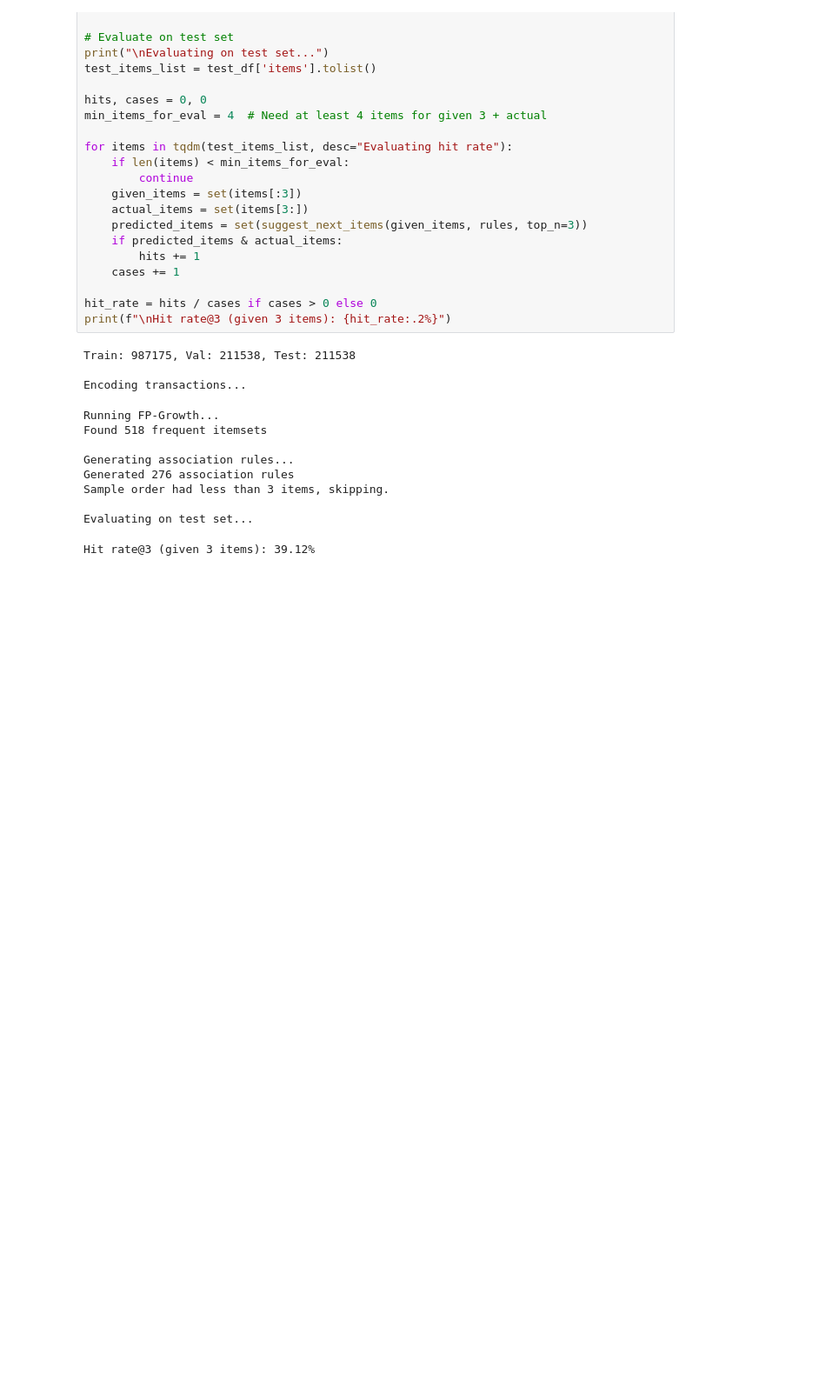
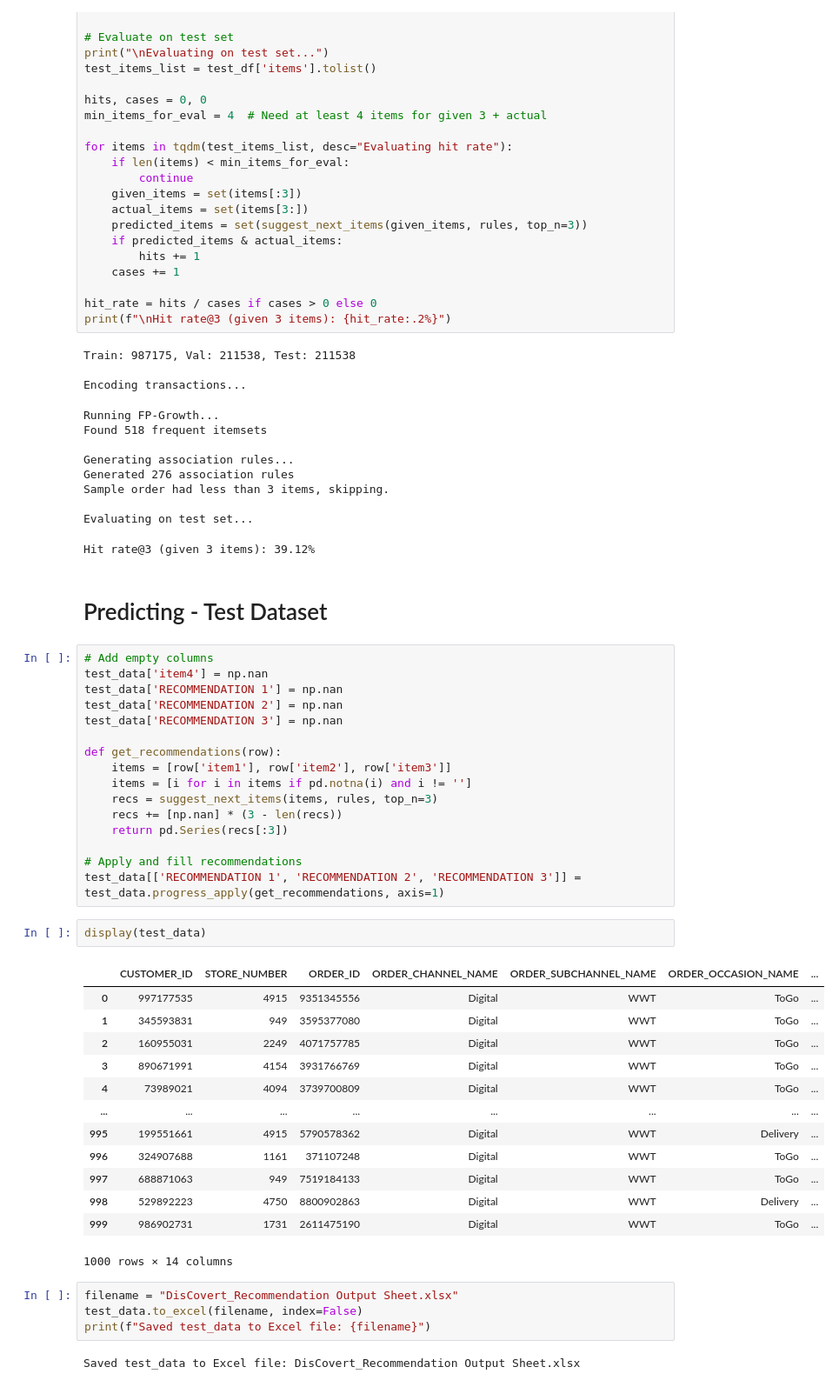
Before and after one commit to pranshdm271054-dot/DisCovert, a Jupyter notebook: Wings_R_Us_Main_Model.ipynb, the cells around one changed output. Shown: that part at 87% size. Cells and saved outputs as stored; diff of their text form; blank space fills up the shorter version.

```diff
--- a/Wings_R_Us_Main_Model.ipynb
+++ b/Wings_R_Us_Main_Model.ipynb
@@ -1631,3 +1631,43 @@ Sample order had less than 3 items, skipping.
 
 Evaluating on test set...
 Hit rate@3 (given 3 items): 39.12%
+# %% [markdown]
+# Predicting - Test Dataset
+# %%
+# Add empty columns
+test_data['item4'] = np.nan
+test_data['RECOMMENDATION 1'] = np.nan
+test_data['RECOMMENDATION 2'] = np.nan
+test_data['RECOMMENDATION 3'] = np.nan
+
+def get_recommendations(row):
+    items = [row['item1'], row['item2'], row['item3']]
+    items = [i for i in items if pd.notna(i) and i != '']
+    recs = suggest_next_items(items, rules, top_n=3)
+    recs += [np.nan] * (3 - len(recs))
+    return pd.Series(recs[:3])
+
+# Apply and fill recommendations
+test_data[['RECOMMENDATION 1', 'RECOMMENDATION 2', 'RECOMMENDATION 3']] = test_data.progress_apply(get_recommendations, axis=1)
+# %%
+display(test_data)
+# %% [output]
+|  | CUSTOMER_ID | STORE_NUMBER | ORDER_ID | ORDER_CHANNEL_NAME | ORDER_SUBCHANNEL_NAME | ORDER_OCCASION_NAME | ... |
+| 0 | 997177535 | 4915 | 9351345556 | Digital | WWT | ToGo | ... |
+| 1 | 345593831 | 949 | 3595377080 | Digital | WWT | ToGo | ... |
+| 2 | 160955031 | 2249 | 4071757785 | Digital | WWT | ToGo | ... |
+| 3 | 890671991 | 4154 | 3931766769 | Digital | WWT | ToGo | ... |
+| 4 | 73989021 | 4094 | 3739700809 | Digital | WWT | ToGo | ... |
+| ... | ... | ... | ... | ... | ... | ... | ... |
+| 995 | 199551661 | 4915 | 5790578362 | Digital | WWT | Delivery | ... |
+| 996 | 324907688 | 1161 | 371107248 | Digital | WWT | ToGo | ... |
+| 997 | 688871063 | 949 | 7519184133 | Digital | WWT | ToGo | ... |
+| 998 | 529892223 | 4750 | 8800902863 | Digital | WWT | Delivery | ... |
+| 999 | 986902731 | 1731 | 2611475190 | Digital | WWT | ToGo | ... |
+1000 rows × 14 columns
+# %%
+filename = "DisCovert_Recommendation Output Sheet.xlsx"
+test_data.to_excel(filename, index=False)
+print(f"Saved test_data to Excel file: {filename}")
+# %% [output]
+Saved test_data to Excel file: DisCovert_Recommendation Output Sheet.xlsx
```
Also changed, not shown: 1 other file.
